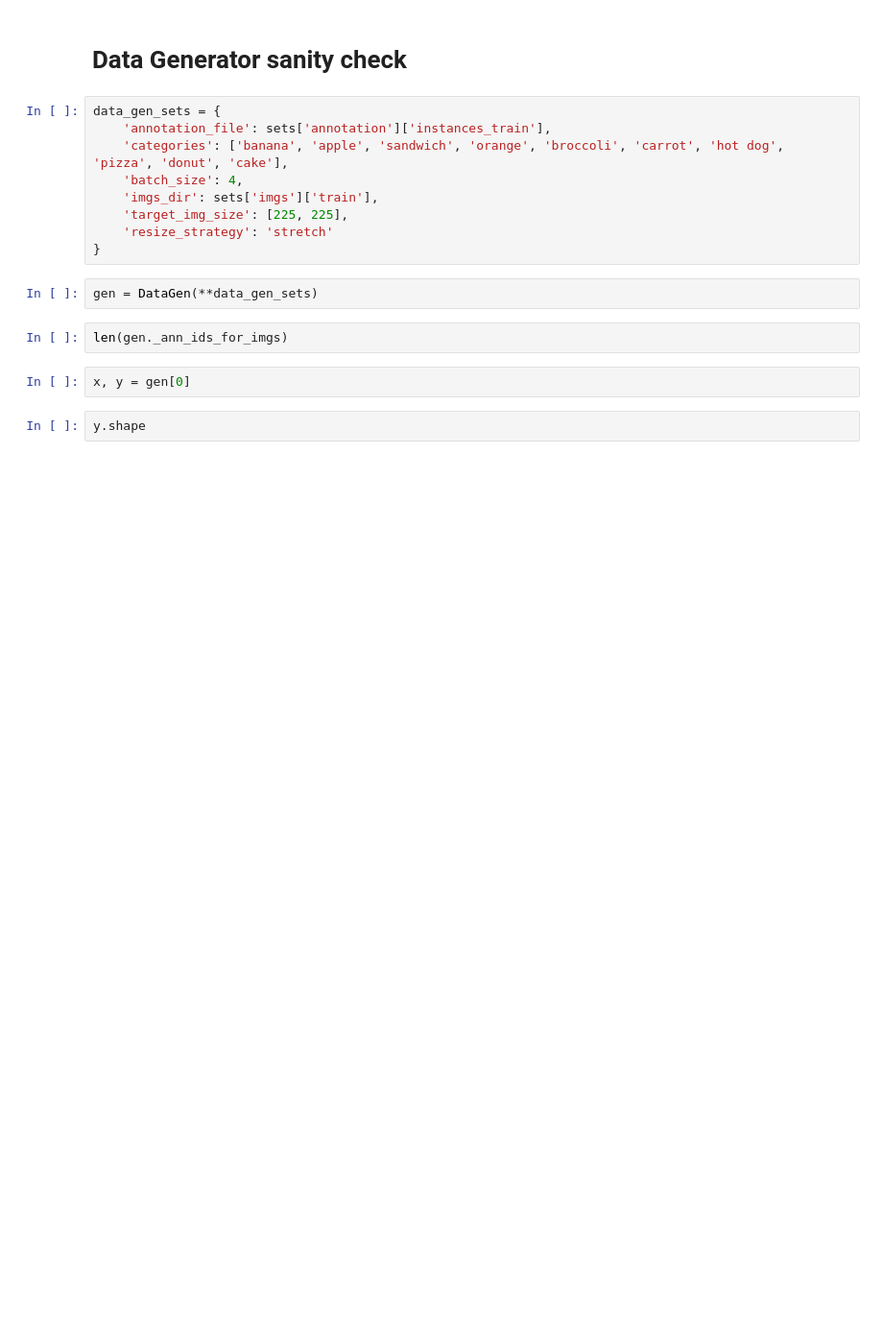
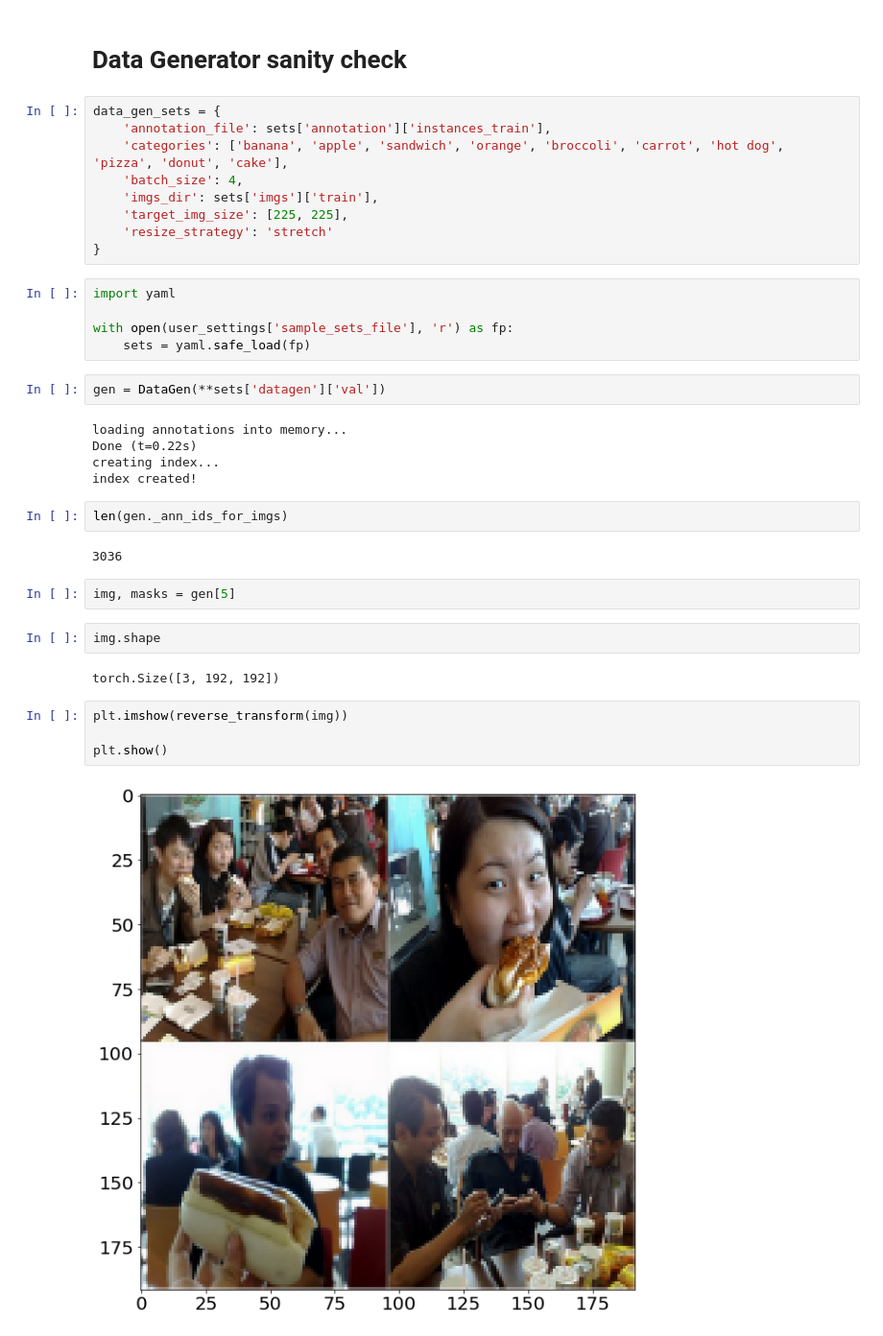
Before and after one commit to bohdankornienko/mscocosol, a Jupyter notebook: mscocosol/notebook/datagen.ipynb, the cells around one changed output. Shown at 96% size. Saved outputs shown, nothing was run; the diff lists cells and outputs as text; blank space fills up the shorter version.

```diff
--- a/mscocosol/notebook/datagen.ipynb
+++ b/mscocosol/notebook/datagen.ipynb
@@ -41,11 +41,31 @@ data_gen_sets = {
     'target_img_size': [225, 225],
     'resize_strategy': 'stretch'
 }
+# %%
+import yaml
+
+with open(user_settings['sample_sets_file'], 'r') as fp:
+    sets = yaml.safe_load(fp)
 # %%
-gen = DataGen(**data_gen_sets)
+gen = DataGen(**sets['datagen']['val'])
+# %% [output]
+loading annotations into memory...
+Done (t=0.22s)
+creating index...
+index created!
 # %%
 len(gen._ann_ids_for_imgs)
+# %% [output]
+3036
-# %%
-x, y = gen[0]
+# %%
+img, masks = gen[5]
 # %%
-y.shape
+img.shape
+# %% [output]
+torch.Size([3, 192, 192])
+# %%
+plt.imshow(reverse_transform(img))
+
+plt.show()
+# %% [output]
+[figure, added]
```
Also changed, not shown: parts of 15 cells of this notebook, 4 other files.
